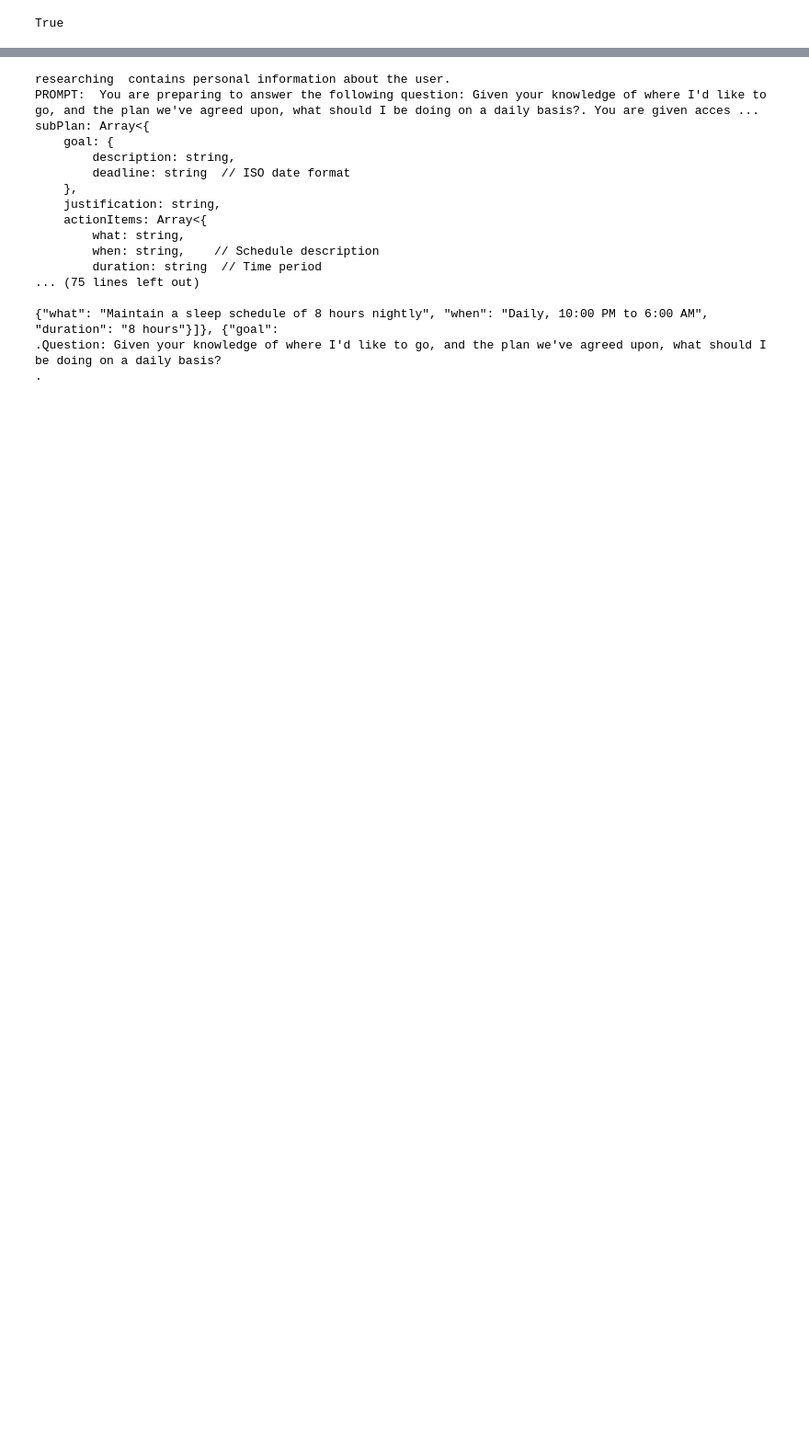
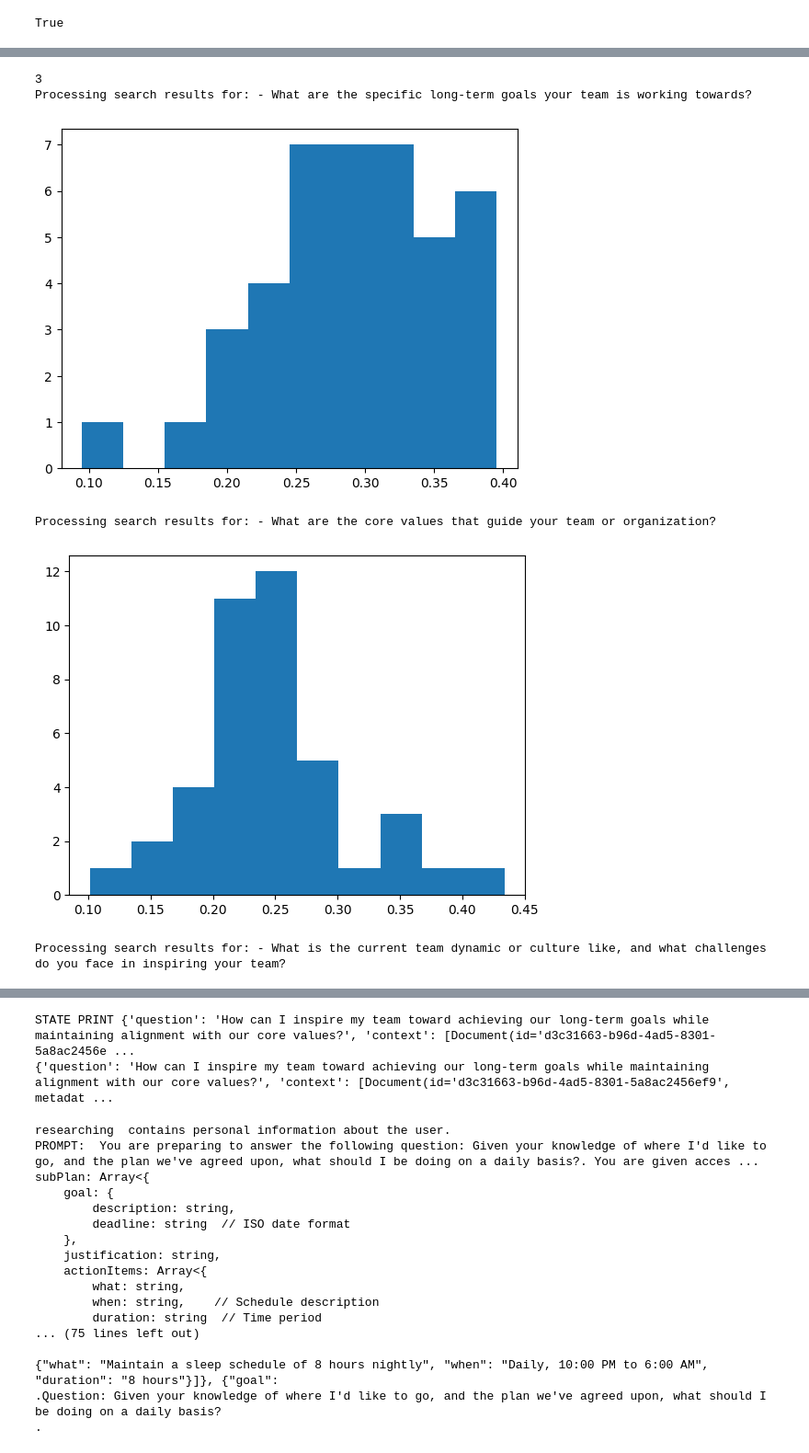
Before and after one commit to garrettm00re/personAIble, a Jupyter notebook: personAIble.ipynb, the cells around one changed output, grey strips where cells are left out. Shown at 92% size. Saved outputs shown, nothing was run; the diff lists cells and outputs as text; code cells hidden in the pictures; blank space fills up the shorter version.

Commit message:
tweaked the model a bit

```diff
--- a/personAIble.ipynb
+++ b/personAIble.ipynb
@@ -29,19 +30,19 @@ vector_store = InMemoryVectorStore(embeddings) # why?
 llm = ChatOpenAI(model="gpt-4o-mini") # why?
 # %%
 loader1 = JSONLoader(
-    file_path="userModel/how.json",
+    file_path="charlesRiverAssets/how.json",
     jq_schema='.', #Get everything (entire JSON)
     text_content=False
 )
 
 loader2 = JSONLoader(
-    file_path="userModel/whereTo.json",
+    file_path="charlesRiverAssets/whereTo.json",
     jq_schema='.', #Get everything (entire JSON)
     text_content=False
 )
 
 loader3 = JSONLoader(
-    file_path="userModel/who.json",
+    file_path="charlesRiverAssets/who.json",
     jq_schema='.', #Get everything (entire JSON)
     text_content=False
 )
@@ -227,0 +121,6 @@ def generate2(state: State):
+# %%
+user = json.load(open("./charlesRiverAssets/who.json"))["Name"]
+promptFXN = lambda state: f"""You are {user}'s assistant for question-answering tasks. Use the following pieces of retrieved context to answer the question. If you don't know the answer, just say that you don't know. Use three sentences maximum and keep the answer concise.
+            Question: {state['question']}
+            Context: {state['context']}
+            """
@@ -228,9 +272,7 @@ def generate2(state: State):
 # %%
 # Compile application and test
-graph_builder = StateGraph(State).add_sequence([retrieve, generate])
-graph_builder.add_edge(START, "retrieve")
+graph_builder = StateGraph(State).add_sequence([research, retrieve, generate])
+graph_builder.add_edge(START, "research")
+graph_builder.add_edge("research", "retrieve")
+graph_builder.add_edge("retrieve", "generate")
 graph = graph_builder.compile()
-
-graph_builder2 = StateGraph(State).add_sequence([retrieve2, generate2])
-graph_builder2.add_edge(START, "retrieve2")
-graph2 = graph_builder2.compile()
@@ -260,0 +279,11 @@ state['context'] [Document(id='6ad69418-b1d8-4fcb-85f5-83afa92df118', metadata={
+# %%
+question = "How can I inspire my team toward achieving our long-term goals while maintaining alignment with our core values?"
+answer = graph.invoke({"question": question})
+print(answer)
+# %% [output]
+3
+Processing search results for: - What are the specific long-term goals your team is working towards?
+[figure, added]
+Processing search results for: - What are the core values that guide your team or organization?
+[figure, added]
+Processing search results for: - What is the current team dynamic or culture like, and what challenges do you face in inspiring your team?
@@ -261,3 +291,5 @@ state['context'] [Document(id='6ad69418-b1d8-4fcb-85f5-83afa92df118', metadata={
+STATE PRINT {'question': 'How can I inspire my team toward achieving our long-term goals while maintaining alignment with our core values?', 'context': [Document(id='d3c31663-b96d-4ad5-8301-5a8ac2456e ...
+{'question': 'How can I inspire my team toward achieving our long-term goals while maintaining alignment with our core values?', 'context': [Document(id='d3c31663-b96d-4ad5-8301-5a8ac2456ef9', metadat ...
 # %%
 graph2.invoke({"question": question})
 # %% [output]
```
Also changed, not shown: parts of 6 cells of this notebook, 1 other file.
